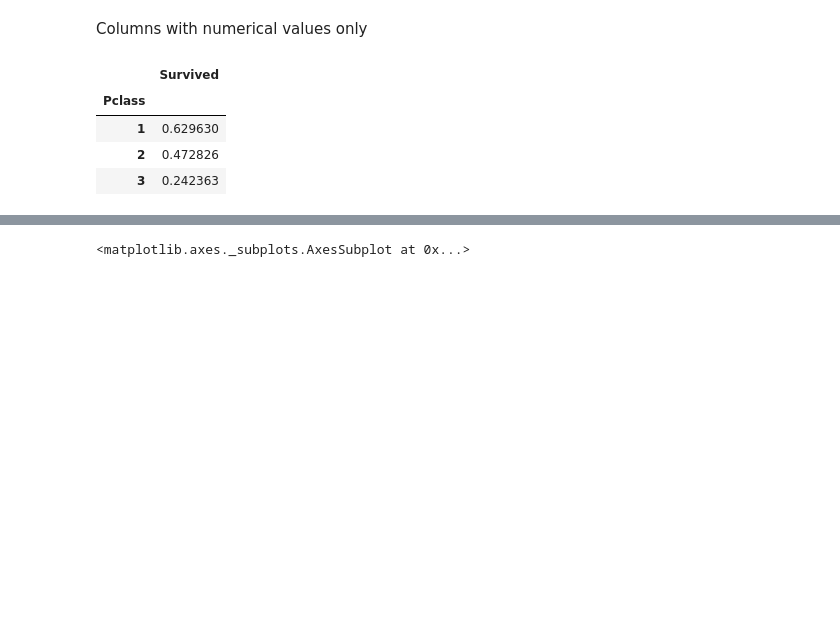
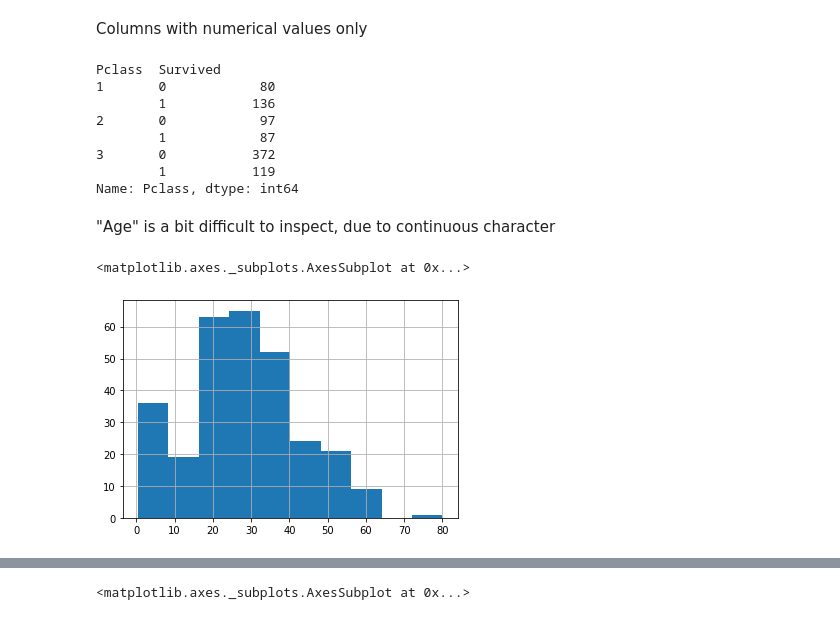
Before and after one commit to senzelden/projects, a Jupyter notebook: week_02/logistic_regression/titanic_logistic_regression.ipynb, the cells around one changed output, grey strips where cells are left out. Drawn from its saved outputs; the diff is of its cells as text; code cells hidden in the pictures; blank space fills up the shorter version.

```diff
--- a/week_02/logistic_regression/titanic_logistic_regression.ipynb
+++ b/week_02/logistic_regression/titanic_logistic_regression.ipynb
@@ -89,10 +91,21 @@ df.head(3)
 Columns with numerical values only
 # %%
 # Calculate average survival rate / Pclass
-df[["Pclass", "Survived"]].groupby(["Pclass"]).mean().sort_values(by="Survived", ascending=False)
+df.groupby(["Pclass", "Survived"])["Pclass"].count()
 # %% [output]
-|  | Survived |
-| Pclass |  |
-| 1 | 0.629630 |
-| 2 | 0.472826 |
-| 3 | 0.242363 |
+Pclass  Survived
+1       0            80
+        1           136
+2       0            97
+        1            87
+3       0           372
+        1           119
+Name: Pclass, dtype: int64
+# %% [markdown]
+"Age" is a bit difficult to inspect, due to continuous character
+# %%
+survived = df[df.Survived == 1]
+survived["Age"].hist()
+# %% [output]
+<matplotlib.axes._subplots.AxesSubplot at 0x...>
+[figure, added]
```
Also changed, not shown: parts of 15 cells of this notebook.
